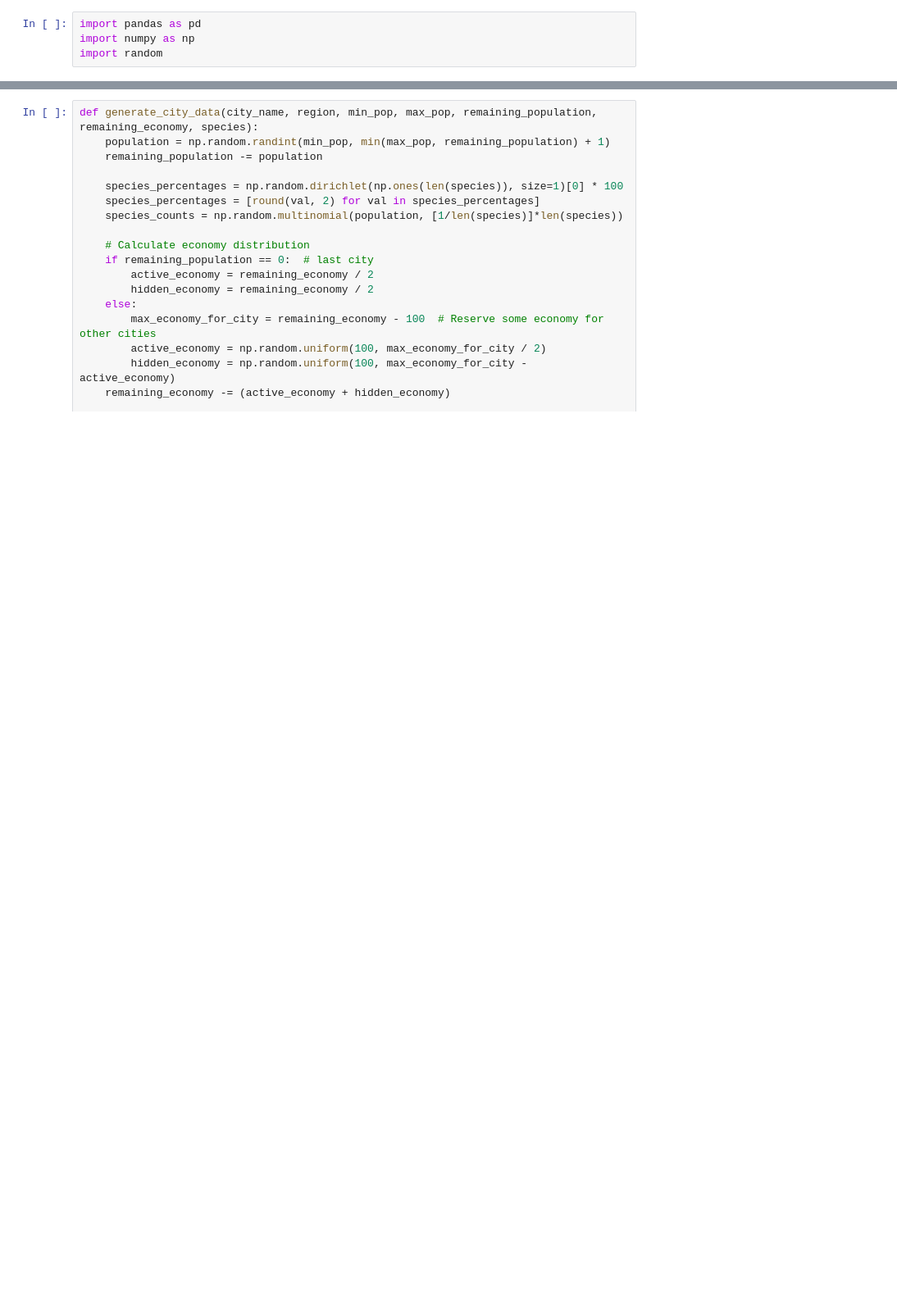
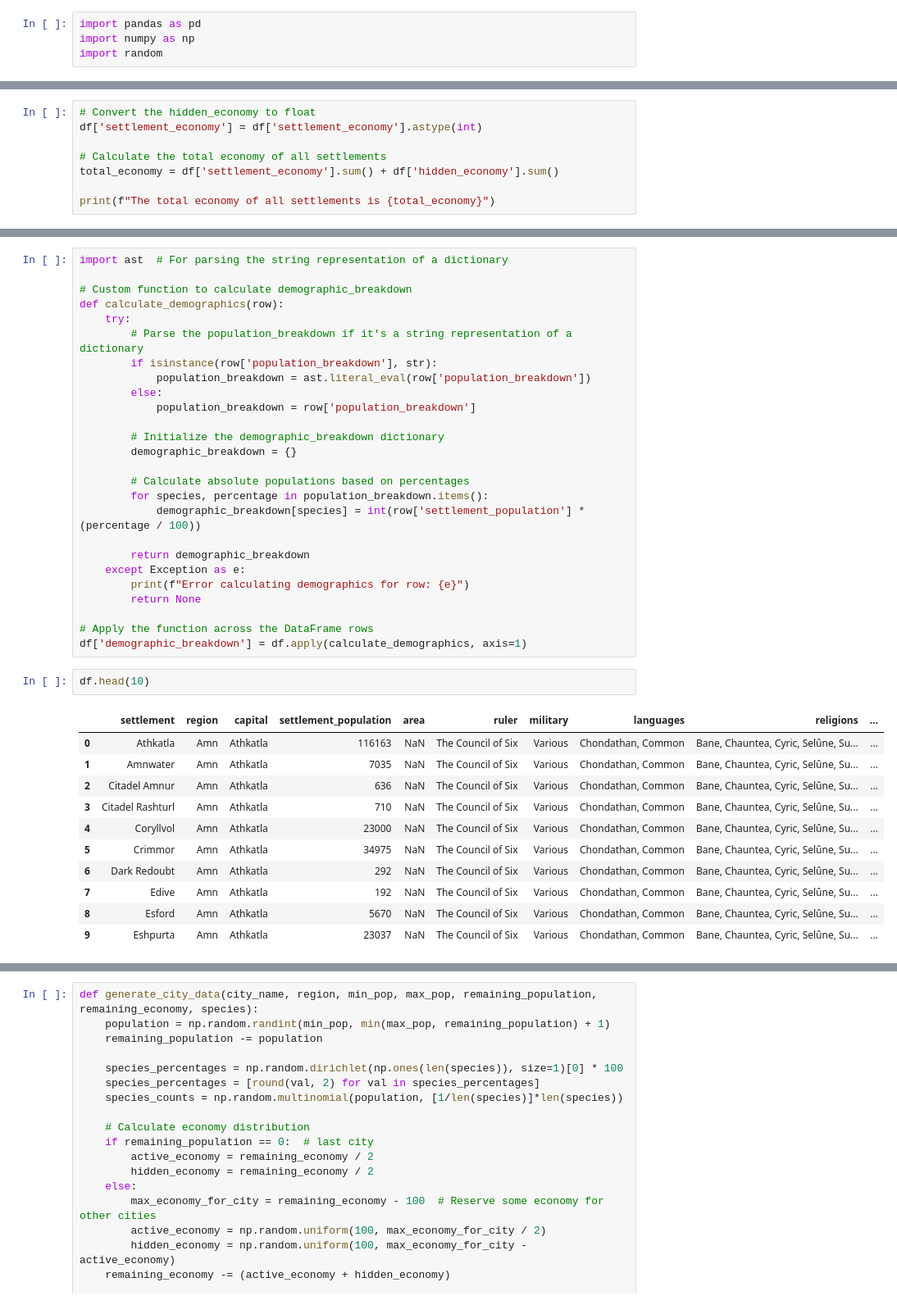
Before and after one commit to jbloewencolon/Creating-Dataset-for-The-Socioeconomics-of-Faerun, a Jupyter notebook: DnD_Dataset_Engineering.ipynb, the cells around one changed output, grey strips where cells are left out. Shown at 82% size. Saved outputs shown, nothing was run; the diff lists cells and outputs as text; blank space fills up the shorter version.

```diff
--- a/DnD_Dataset_Engineering.ipynb
+++ b/DnD_Dataset_Engineering.ipynb
@@ -355,0 +272,8 @@ ValueError: ignored
+# %%
+# Convert the hidden_economy to float
+df['settlement_economy'] = df['settlement_economy'].astype(int)
+
+# Calculate the total economy of all settlements
+total_economy = df['settlement_economy'].sum() + df['hidden_economy'].sum()
+
+print(f"The total economy of all settlements is {total_economy}")
@@ -355,0 +302,40 @@ ValueError: ignored
+# %%
+import ast  # For parsing the string representation of a dictionary
+
+# Custom function to calculate demographic_breakdown
+def calculate_demographics(row):
+    try:
+        # Parse the population_breakdown if it's a string representation of a dictionary
+        if isinstance(row['population_breakdown'], str):
+            population_breakdown = ast.literal_eval(row['population_breakdown'])
+        else:
+            population_breakdown = row['population_breakdown']
+
+        # Initialize the demographic_breakdown dictionary
+        demographic_breakdown = {}
+
+        # Calculate absolute populations based on percentages
+        for species, percentage in population_breakdown.items():
+            demographic_breakdown[species] = int(row['settlement_population'] * (percentage / 100))
+
+        return demographic_breakdown
+    except Exception as e:
+        print(f"Error calculating demographics for row: {e}")
+        return None
+
+# Apply the function across the DataFrame rows
+df['demographic_breakdown'] = df.apply(calculate_demographics, axis=1)
+# %%
+df.head(10)
+# %% [output]
+|  | settlement | region | capital | settlement_population | area | ruler | military | languages | religions | ... |
+| 0 | Athkatla | Amn | Athkatla | 116163 | NaN | The Council of Six | Various | Chondathan, Common | Bane, Chauntea, Cyric, Selûne, Su... | ... |
+| 1 | Amnwater | Amn | Athkatla | 7035 | NaN | The Council of Six | Various | Chondathan, Common | Bane, Chauntea, Cyric, Selûne, Su... | ... |
+| 2 | Citadel Amnur | Amn | Athkatla | 636 | NaN | The Council of Six | Various | Chondathan, Common | Bane, Chauntea, Cyric, Selûne, Su... | ... |
+| 3 | Citadel Rashturl | Amn | Athkatla | 710 | NaN | The Council of Six | Various | Chondathan, Common | Bane, Chauntea, Cyric, Selûne, Su... | ... |
+| 4 | Coryllvol | Amn | Athkatla | 23000 | NaN | The Council of Six | Various | Chondathan, Common | Bane, Chauntea, Cyric, Selûne, Su... | ... |
+| 5 | Crimmor | Amn | Athkatla | 34975 | NaN | The Council of Six | Various | Chondathan, Common | Bane, Chauntea, Cyric, Selûne, Su... | ... |
+| 6 | Dark Redoubt | Amn | Athkatla | 292 | NaN | The Council of Six | Various | Chondathan, Common | Bane, Chauntea, Cyric, Selûne, Su... | ... |
+| 7 | Edive | Amn | Athkatla | 192 | NaN | The Council of Six | Various | Chondathan, Common | Bane, Chauntea, Cyric, Selûne, Su... | ... |
+| 8 | Esford | Amn | Athkatla | 5670 | NaN | The Council of Six | Various | Chondathan, Common | Bane, Chauntea, Cyric, Selûne, Su... | ... |
+| 9 | Eshpurta | Amn | Athkatla | 23037 | NaN | The Council of Six | Various | Chondathan, Common | Bane, Chauntea, Cyric, Selûne, Su... | ... |
```
Also changed, not shown: parts of 28 cells of this notebook.
